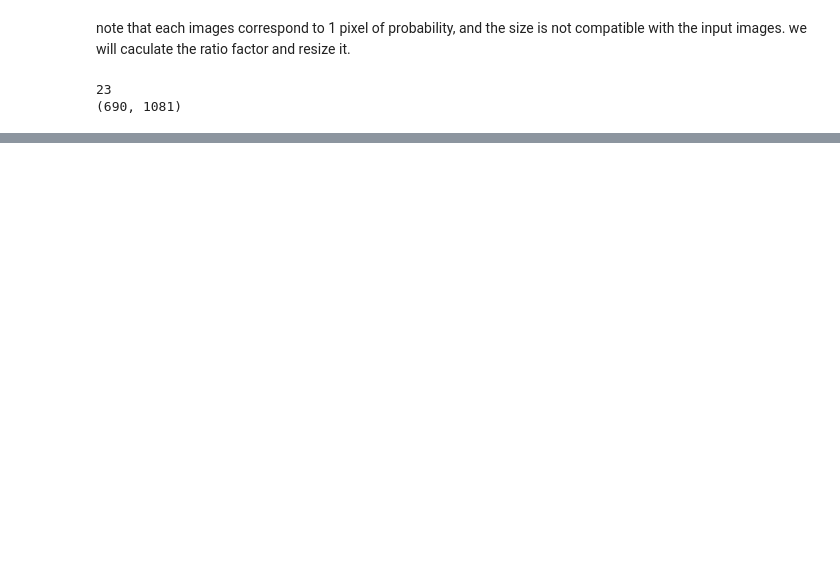
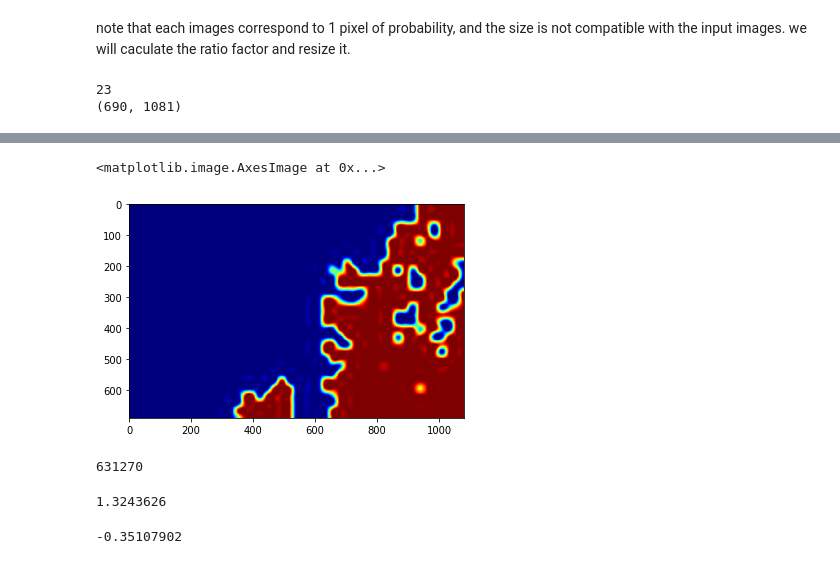
Before and after one commit to Gio1709/paddy, a Jupyter notebook: bamboopaddy_forest_detection.ipynb, the cells around one changed output, grey strips where cells are left out. Cells and saved outputs as stored; diff of their text form; code cells hidden in the pictures; blank space fills up the shorter version.

```diff
--- a/bamboopaddy_forest_detection.ipynb
+++ b/bamboopaddy_forest_detection.ipynb
@@ -331,0 +338,17 @@ plt.show()
+# %%
+plt.imshow(zoomed,alpha=1,vmax=1.0,vmin=0,cmap="jet")
+# %% [output]
+<matplotlib.image.AxesImage at 0x...>
+[figure, added]
+# %%
+(zoomed<1).sum()
+# %% [output]
+631270
+# %%
+np.amax(zoomed)
+# %% [output]
+1.3243626
+# %%
+np.amin(zoomed)
+# %% [output]
+-0.35107902
```
Also changed, not shown: parts of 10 cells of this notebook.
